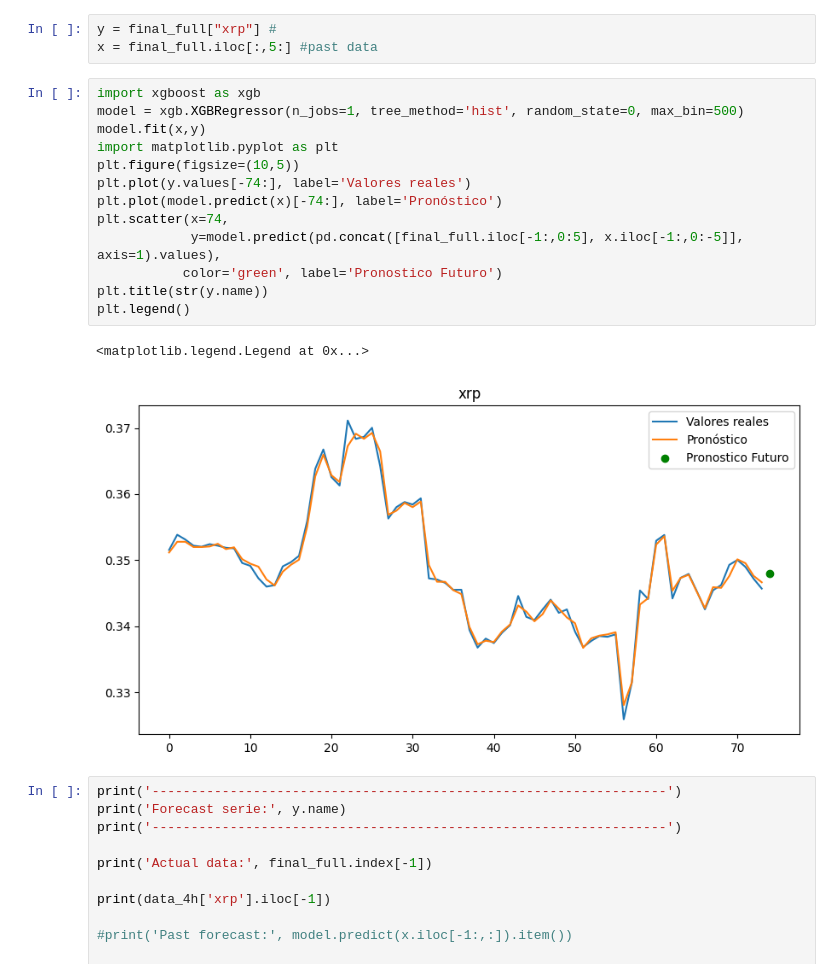
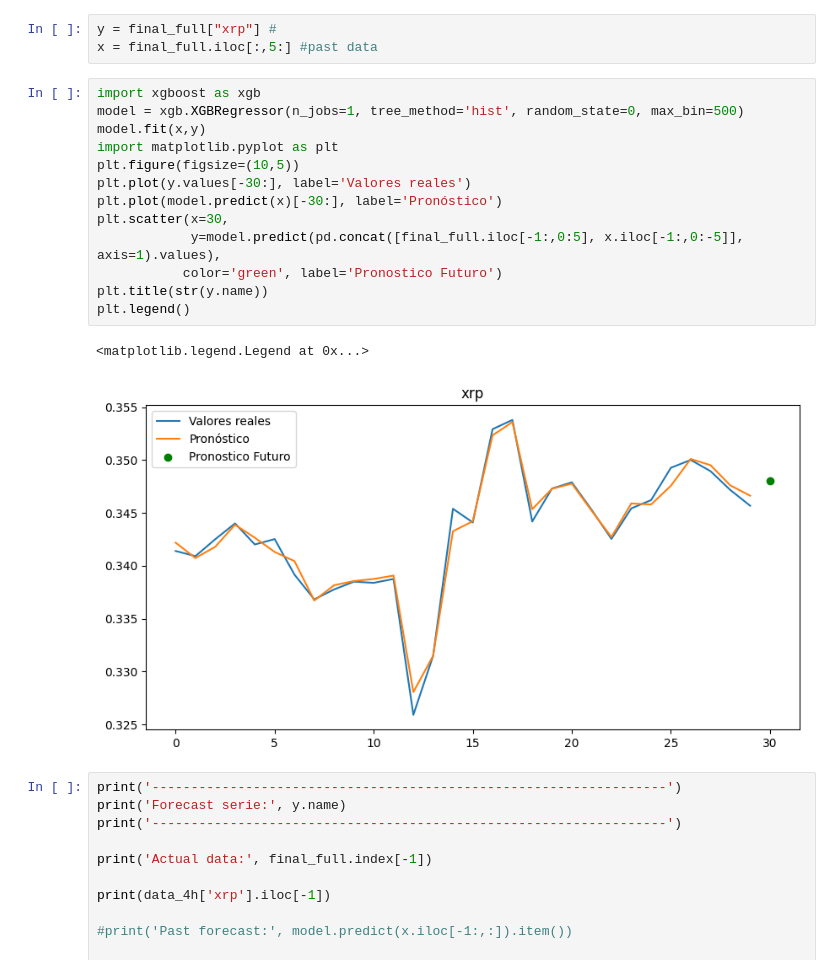
Before and after one commit to renatoquiliche/CriptoForecasting, a Jupyter notebook: Yahoo/Version 3.0 Multistock.ipynb, the cells around one changed output. Cells and saved outputs as stored; diff of their text form.

```diff
--- a/Yahoo/Version 3.0 Multistock.ipynb
+++ b/Yahoo/Version 3.0 Multistock.ipynb
@@ -86,19 +86,19 @@ x = final_full.iloc[:,5:] #past data
 # %%
 import xgboost as xgb
 model = xgb.XGBRegressor(n_jobs=1, tree_method='hist', random_state=0, max_bin=500)
 model.fit(x,y)
 import matplotlib.pyplot as plt
 plt.figure(figsize=(10,5))
-plt.plot(y.values[-74:], label='Valores reales')
-plt.plot(model.predict(x)[-74:], label='Pronóstico')
-plt.scatter(x=74,
+plt.plot(y.values[-30:], label='Valores reales')
+plt.plot(model.predict(x)[-30:], label='Pronóstico')
+plt.scatter(x=30,
             y=model.predict(pd.concat([final_full.iloc[-1:,0:5], x.iloc[-1:,0:-5]], axis=1).values),
            color='green', label='Pronostico Futuro')
 plt.title(str(y.name))
 plt.legend()
 # %% [output]
 <matplotlib.legend.Legend at 0x...>
-[figure, old version]
+[figure, new version]
 # %%
 print('------------------------------------------------------------------')
 print('Forecast serie:', y.name)
```
Also changed, not shown: parts of 3 cells of this notebook, 7 other files.
